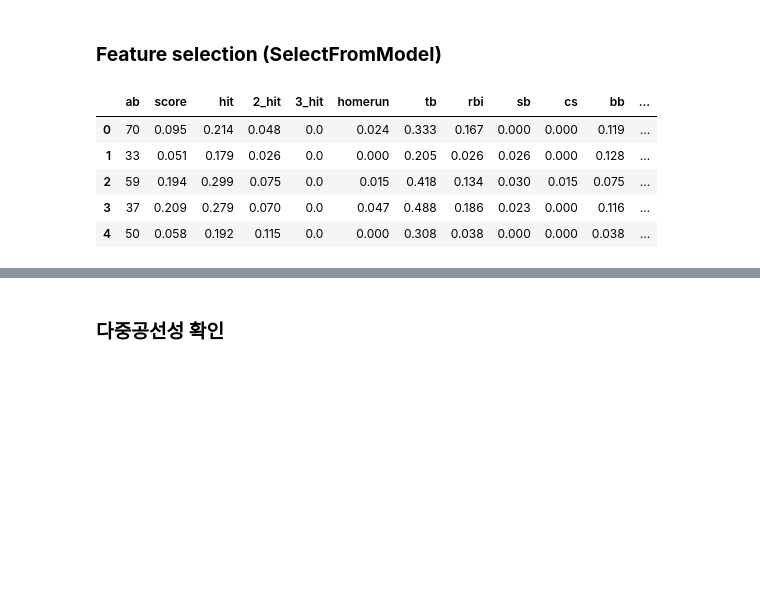
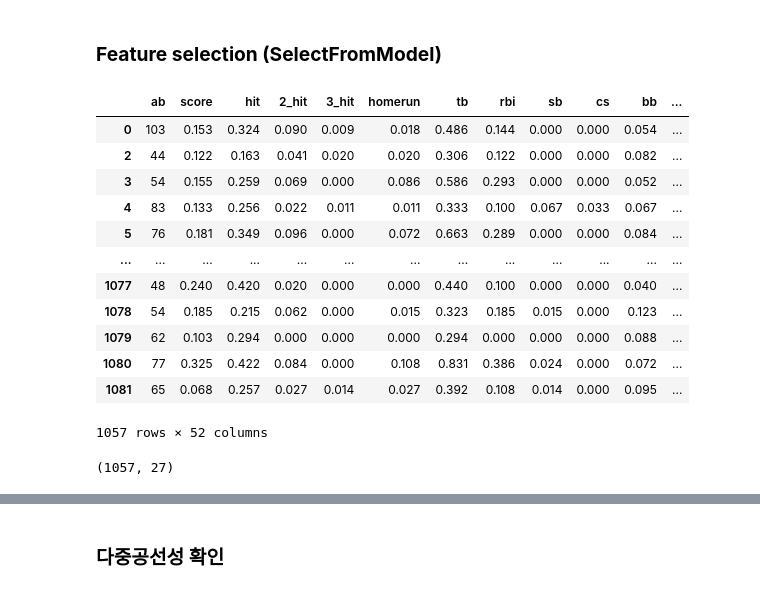
Before and after one commit to KimGriezmann/Bigcontest_2021, a Jupyter notebook: working_space_JaeHong/feature_selection.ipynb, the cells around one changed output, grey strips where cells are left out. Cells and saved outputs as stored; diff of their text form; code cells hidden in the pictures; blank space fills up the shorter version.

```diff
--- a/working_space_JaeHong/feature_selection.ipynb
+++ b/working_space_JaeHong/feature_selection.ipynb
@@ -362,11 +416,18 @@ away_data_2018 = away_data_2018[away_data_2018['ab']>30]
 # %% [markdown]
 ### **Feature selection (SelectFromModel)**
-# %%
-home_data_2021.head(5)
-# %% [output]
-|  | ab | score | hit | 2_hit | 3_hit | homerun | tb | rbi | sb | cs | bb | ... |
-| 0 | 70 | 0.095 | 0.214 | 0.048 | 0.0 | 0.024 | 0.333 | 0.167 | 0.000 | 0.000 | 0.119 | ... |
-| 1 | 33 | 0.051 | 0.179 | 0.026 | 0.0 | 0.000 | 0.205 | 0.026 | 0.026 | 0.000 | 0.128 | ... |
-| 2 | 59 | 0.194 | 0.299 | 0.075 | 0.0 | 0.015 | 0.418 | 0.134 | 0.030 | 0.015 | 0.075 | ... |
-| 3 | 37 | 0.209 | 0.279 | 0.070 | 0.0 | 0.047 | 0.488 | 0.186 | 0.023 | 0.000 | 0.116 | ... |
-| 4 | 50 | 0.058 | 0.192 | 0.115 | 0.0 | 0.000 | 0.308 | 0.038 | 0.000 | 0.000 | 0.038 | ... |
+# %%
+home_data_2020
+# %% [output]
+|  | ab | score | hit | 2_hit | 3_hit | homerun | tb | rbi | sb | cs | bb | ... |
+| 0 | 103 | 0.153 | 0.324 | 0.090 | 0.009 | 0.018 | 0.486 | 0.144 | 0.000 | 0.000 | 0.054 | ... |
+| 2 | 44 | 0.122 | 0.163 | 0.041 | 0.020 | 0.020 | 0.306 | 0.122 | 0.000 | 0.000 | 0.082 | ... |
+| 3 | 54 | 0.155 | 0.259 | 0.069 | 0.000 | 0.086 | 0.586 | 0.293 | 0.000 | 0.000 | 0.052 | ... |
+| 4 | 83 | 0.133 | 0.256 | 0.022 | 0.011 | 0.011 | 0.333 | 0.100 | 0.067 | 0.033 | 0.067 | ... |
+| 5 | 76 | 0.181 | 0.349 | 0.096 | 0.000 | 0.072 | 0.663 | 0.289 | 0.000 | 0.000 | 0.084 | ... |
+| ... | ... | ... | ... | ... | ... | ... | ... | ... | ... | ... | ... | ... |
+| 1077 | 48 | 0.240 | 0.420 | 0.020 | 0.000 | 0.000 | 0.440 | 0.100 | 0.000 | 0.000 | 0.040 | ... |
+| 1078 | 54 | 0.185 | 0.215 | 0.062 | 0.000 | 0.015 | 0.323 | 0.185 | 0.015 | 0.000 | 0.123 | ... |
+| 1079 | 62 | 0.103 | 0.294 | 0.000 | 0.000 | 0.000 | 0.294 | 0.000 | 0.000 | 0.000 | 0.088 | ... |
+| 1080 | 77 | 0.325 | 0.422 | 0.084 | 0.000 | 0.108 | 0.831 | 0.386 | 0.024 | 0.000 | 0.072 | ... |
+| 1081 | 65 | 0.068 | 0.257 | 0.027 | 0.014 | 0.027 | 0.392 | 0.108 | 0.014 | 0.000 | 0.095 | ... |
+1057 rows × 52 columns
@@ -373,3 +441,7 @@ home_data_2021.head(5)
+# %%
+X_train.shape
+# %% [output]
+(1057, 27)
 # %%
 from sklearn.ensemble import RandomForestRegressor
 
```
Also changed, not shown: parts of 19 cells of this notebook.
